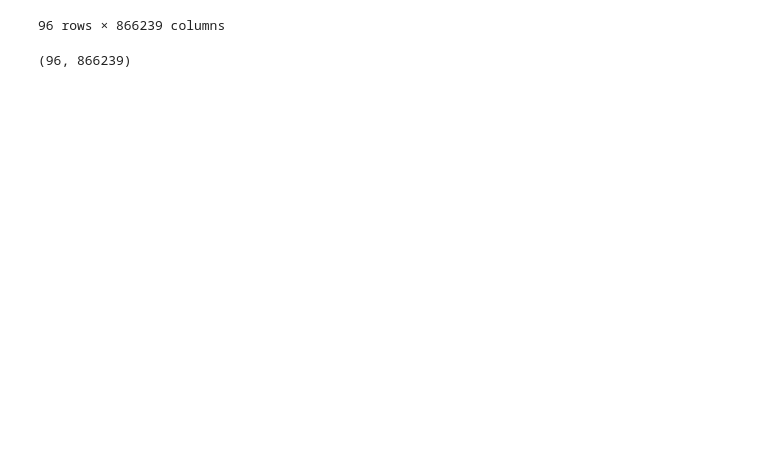
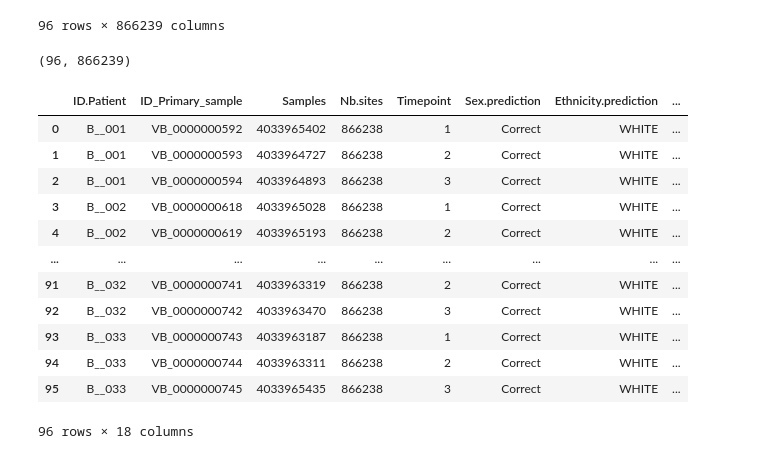
Before and after one commit to AmroAbdrabo/project-fasting-on-aging, a Jupyter notebook: exploratory_analysis.ipynb, the cells around one changed output. Drawn from its saved outputs; the diff is of its cells as text; code cells hidden in the pictures; blank space fills up the shorter version.

Commit message:
merge data

```diff
--- a/exploratory_analysis.ipynb
+++ b/exploratory_analysis.ipynb
@@ -66,3 +66,23 @@ df
 df.shape
 # %% [output]
 (96, 866239)
+# %%
+# Read the file with the fasting data
+filename_aging = "../data/Buchinger_results_all.xlsx"
+df_aging = pd.read_excel(filename_aging)
+# %%
+df_aging
+# %% [output]
+|  | ID.Patient | ID_Primary_sample | Samples | Nb.sites | Timepoint | Sex.prediction | Ethnicity.prediction | ... |
+| 0 | B__001 | VB_0000000592 | 4033965402 | 866238 | 1 | Correct | WHITE | ... |
+| 1 | B__001 | VB_0000000593 | 4033964727 | 866238 | 2 | Correct | WHITE | ... |
+| 2 | B__001 | VB_0000000594 | 4033964893 | 866238 | 3 | Correct | WHITE | ... |
+| 3 | B__002 | VB_0000000618 | 4033965028 | 866238 | 1 | Correct | WHITE | ... |
+| 4 | B__002 | VB_0000000619 | 4033965193 | 866238 | 2 | Correct | WHITE | ... |
+| ... | ... | ... | ... | ... | ... | ... | ... | ... |
+| 91 | B__032 | VB_0000000741 | 4033963319 | 866238 | 2 | Correct | WHITE | ... |
+| 92 | B__032 | VB_0000000742 | 4033963470 | 866238 | 3 | Correct | WHITE | ... |
+| 93 | B__033 | VB_0000000743 | 4033963187 | 866238 | 1 | Correct | WHITE | ... |
+| 94 | B__033 | VB_0000000744 | 4033963311 | 866238 | 2 | Correct | WHITE | ... |
+| 95 | B__033 | VB_0000000745 | 4033965435 | 866238 | 3 | Correct | WHITE | ... |
+96 rows × 18 columns
```
Also changed, not shown: parts of 9 cells of this notebook, 1 other file.
